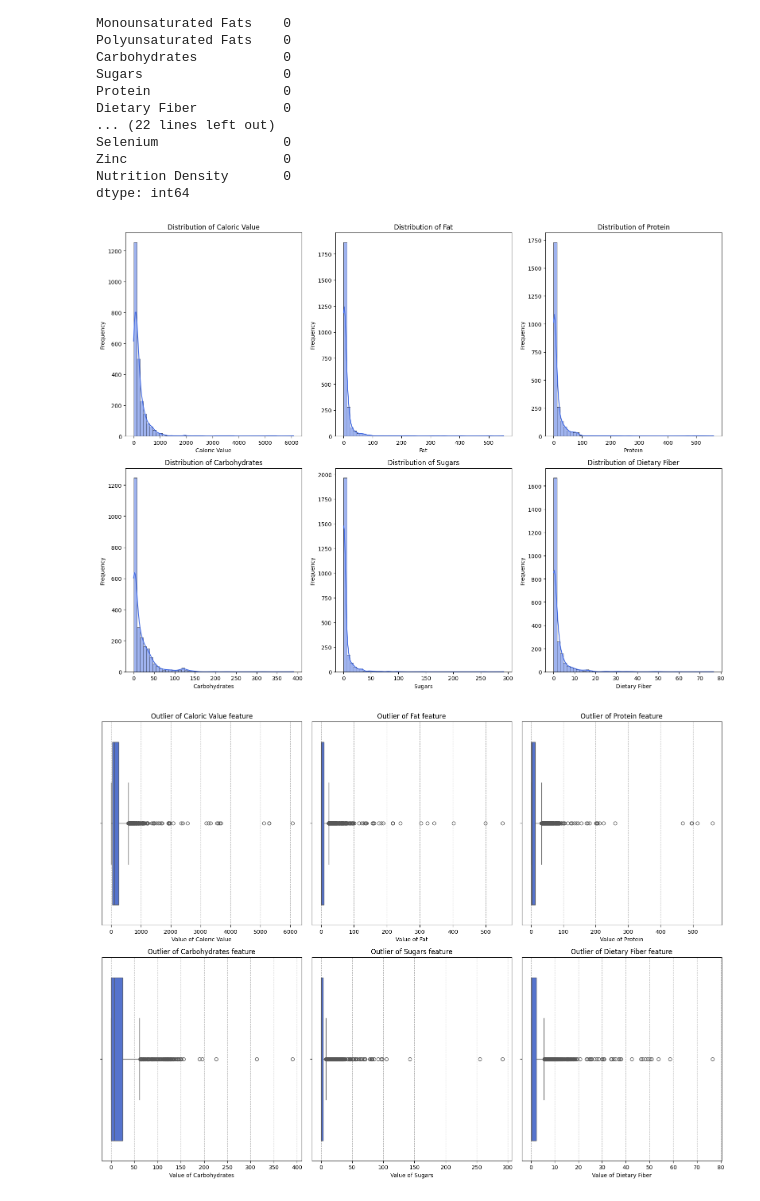
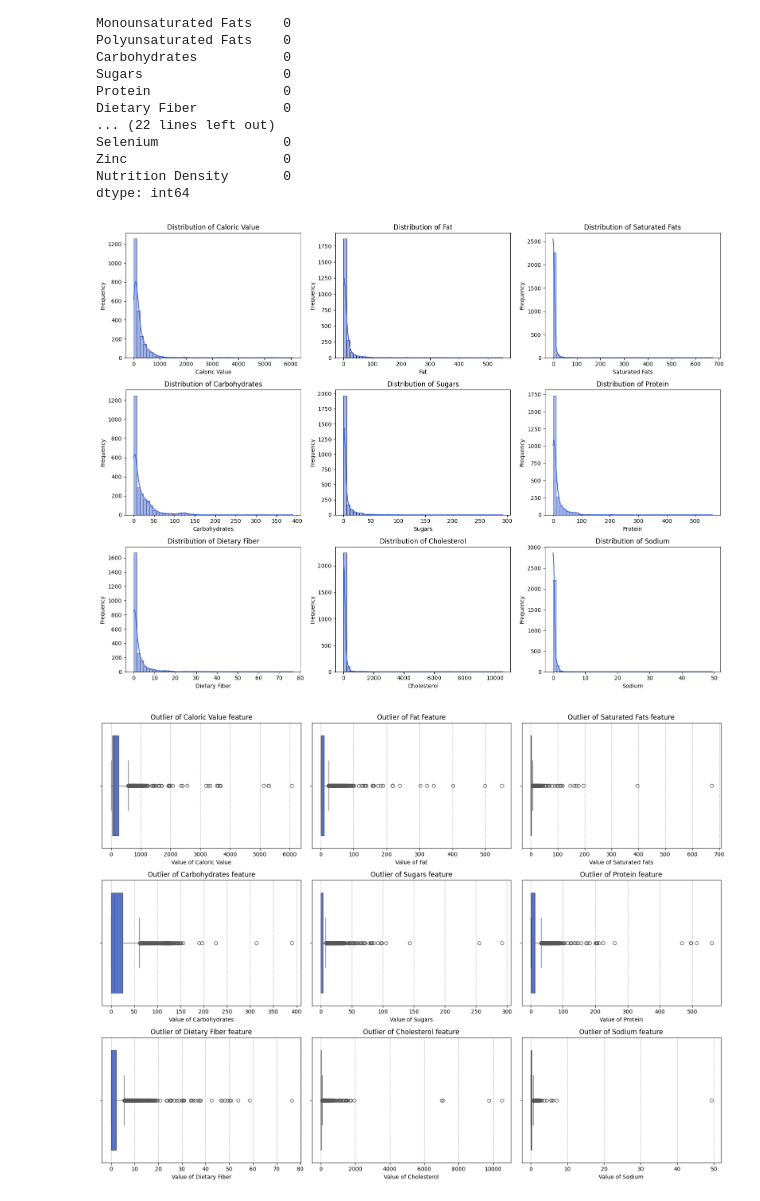
Before and after one commit to Algo-jo/Machine-Learning, a Jupyter notebook: predict_health.ipynb, the cells around one changed output. Saved outputs shown, nothing was run; the diff lists cells and outputs as text; code cells hidden in the pictures.

```diff
--- a/predict_health.ipynb
+++ b/predict_health.ipynb
@@ -92,9 +92,9 @@ Zinc                    0
 Nutrition Density       0
 dtype: int64
 # %%
-selected_cols = ['Caloric Value', 'Fat', 'Protein', 'Carbohydrates', 'Sugars', 'Dietary Fiber']
+selected_cols = ['Caloric Value', 'Fat', 'Saturated Fats', 'Carbohydrates', 'Sugars', 'Protein', 'Dietary Fiber', 'Cholesterol', 'Sodium']
 
-fig, axes = plt.subplots(nrows=2, ncols=3, figsize=(16, 12))
+fig, axes = plt.subplots(nrows=3, ncols=3, figsize=(16, 12))
 axes = axes.flatten()
 
 # Data distribution of selected features using histplot
@@ -107,19 +107,19 @@ for i, col in enumerate(selected_cols):
 plt.tight_layout()
 plt.show()
 # %% [output]
-[figure, old version]
+[figure, new version]
 # %%
 # Outlier Detection for each selected feature using boxplot
-fig, axes = plt.subplots(nrows=2, ncols=3, figsize=(16, 12))
+fig, axes = plt.subplots(nrows=3, ncols=3, figsize=(16, 12))
 axes = axes.flatten()
 
 for i, col in enumerate(selected_cols):
     sns.boxplot(x=df[col], color='royalblue', ax=axes[i])
     axes[i].set_title(f'Outlier of {col} feature')
     axes[i].set_xlabel(f'Value of {col}')
     axes[i].grid(axis='x', linestyle='--')
 
 plt.tight_layout()
 plt.show()
 # %% [output]
-[figure, old version]
+[figure, new version]
```
Also changed, not shown: parts of 1 cell of this notebook.
